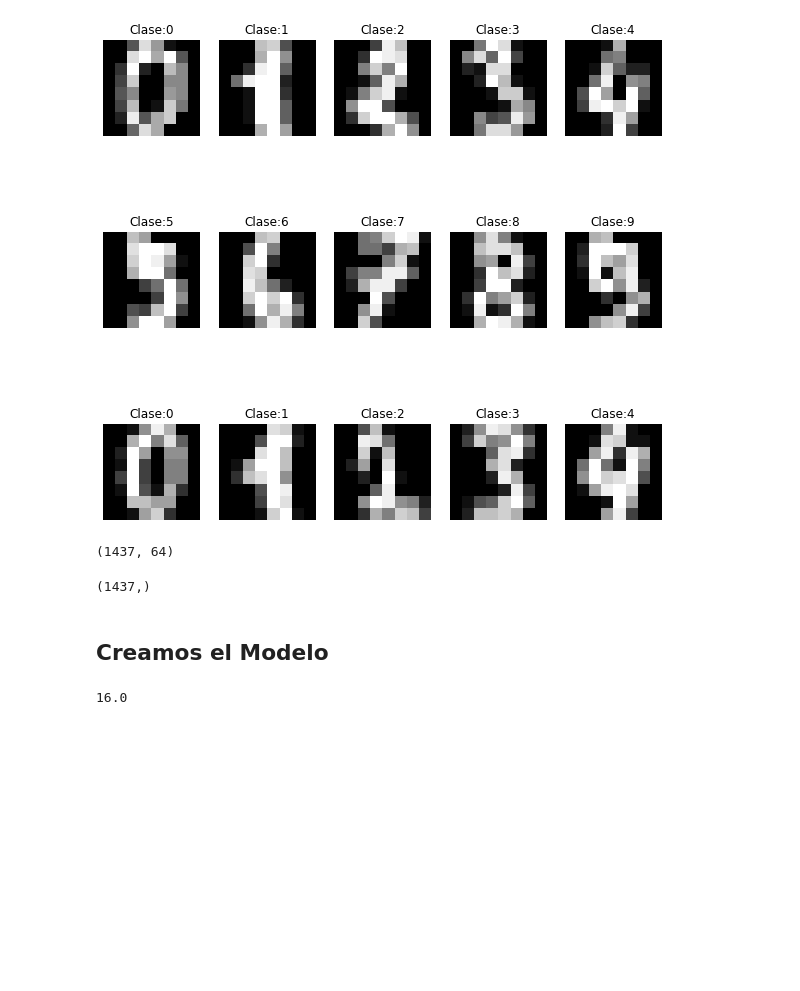
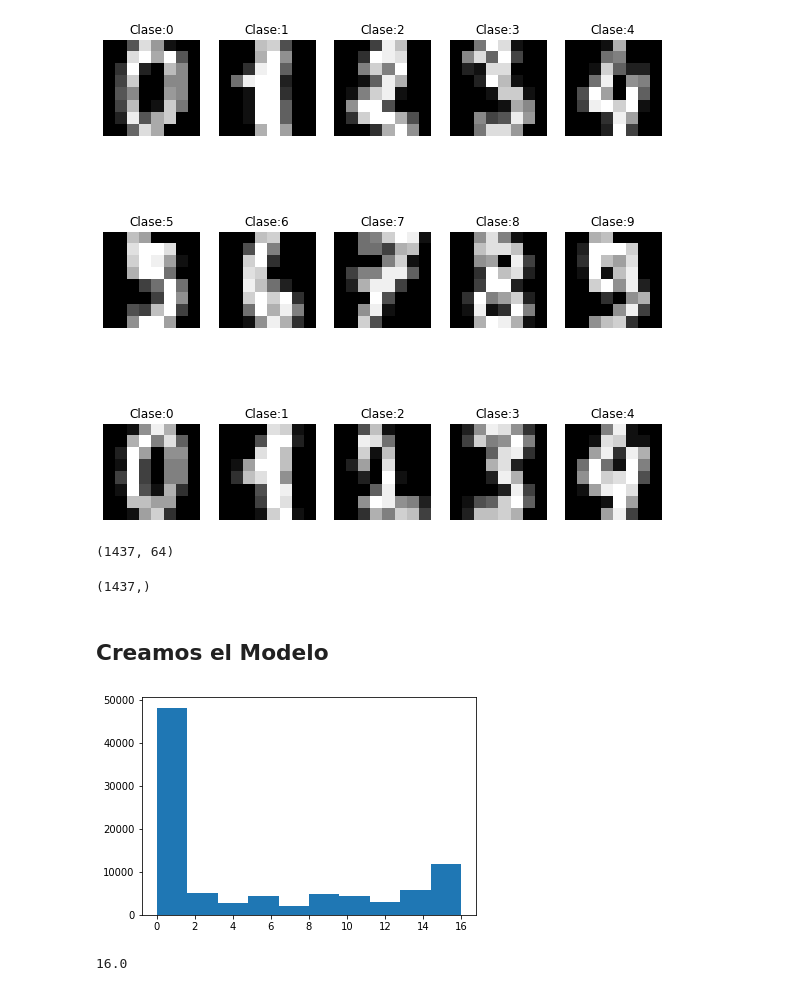
Before and after one commit to FIUBA-Posgrado-Inteligencia-Artificial/intro_ia, a Jupyter notebook: clase_6/jupyterbooks/Softmax - MNIST.ipynb, the cells around one changed output. Saved outputs shown, nothing was run; the diff lists cells and outputs as text; code cells hidden in the pictures; blank space fills up the shorter version.

```diff
--- a/clase_6/jupyterbooks/Softmax - MNIST.ipynb
+++ b/clase_6/jupyterbooks/Softmax - MNIST.ipynb
@@ -188,6 +190,14 @@ class Softmax(BaseModel):
 
     def predict(self, X):
         return np.argmax(X.dot(self.model), axis=1)
+# %%
+f, ax = plt.subplots()
+
+ax.hist(X_train.flatten())
+
+plt.show()
+# %% [output]
+[figure, added]
 # %%
 np.max(X_train)
 # %% [output]
```
Also changed, not shown: parts of 11 cells of this notebook, 1 other file.
